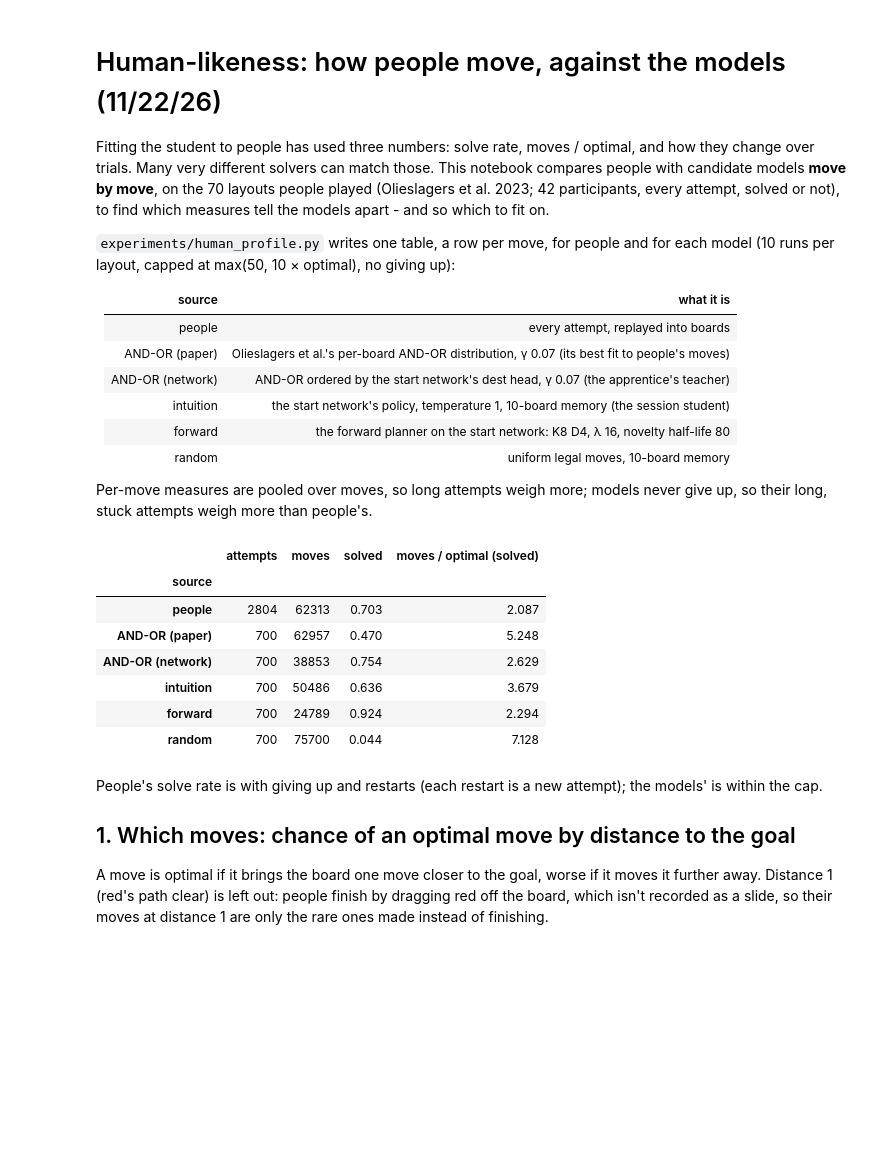
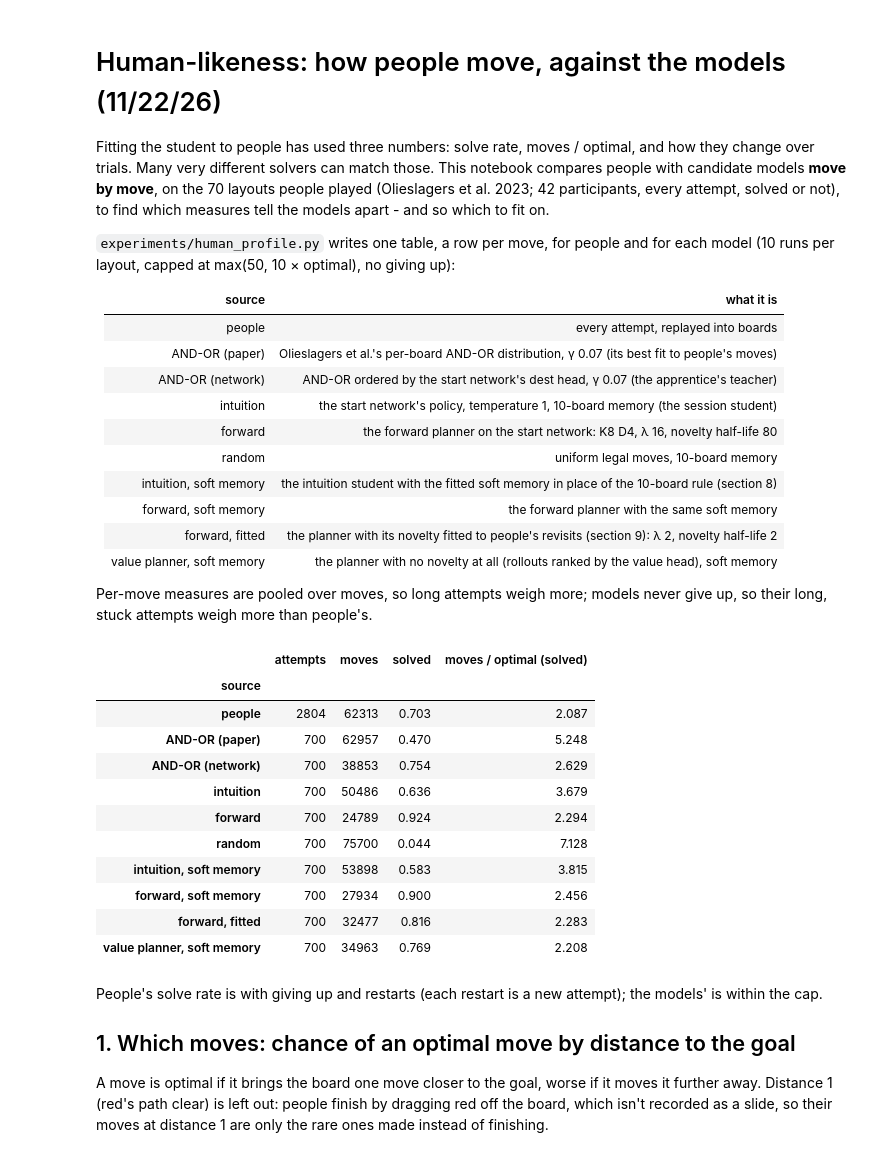
Before and after one commit to Appleseed4k/rush-hour, a Jupyter notebook: notebooks/human_likeness.ipynb, the cells around one changed output. Saved outputs shown, nothing was run; the diff lists cells and outputs as text; code cells hidden in the pictures; blank space fills up the shorter version.

```diff
--- a/notebooks/human_likeness.ipynb
+++ b/notebooks/human_likeness.ipynb
@@ -17,6 +17,10 @@ capped at max(50, 10 × optimal), no giving up):
 | intuition | the start network's policy, temperature 1, 10-board memory (the session student) |
 | forward | the forward planner on the start network: K8 D4, λ 16, novelty half-life 80 |
 | random | uniform legal moves, 10-board memory |
+| intuition, soft memory | the intuition student with the fitted soft memory in place of the 10-board rule (section 8) |
+| forward, soft memory | the forward planner with the same soft memory |
+| forward, fitted | the planner with its novelty fitted to people's revisits (section 9): λ 2, novelty half-life 2 |
+| value planner, soft memory | the planner with no novelty at all (rollouts ranked by the value head), soft memory |
 
 Per-move measures are pooled over moves, so long attempts weigh more; models never give up, so their long, stuck
 attempts weigh more than people's.
@@ -34,7 +38,8 @@ from rushhour import paths
 
 INK, MUTED, RULE, GRID = "#1f1f1d", "#5f5e5a", "#b5b4ad", "#e6e5e0"
 SOURCES = {"people": "#1f1f1d", "AND-OR (paper)": "#2a78d6", "AND-OR (network)": "#08306b", "intuition": "#e6a00d",
-           "forward": "#e6550d", "random": "#b5b4ad"}
+           "forward": "#e6550d", "random": "#b5b4ad", "intuition, soft memory": "#c9a227",
+           "forward, soft memory": "#a63603", "forward, fitted": "#7a0177", "value planner, soft memory": "#41ab5d"}
 ROLES = ["red", "depth 1", "depth 2", "depth 3+", "not in tree", "tree too large"]
 plt.rcParams.update({"font.size": 9, "axes.titlesize": 10, "axes.titlelocation": "left", "figure.dpi": 110,
                      "legend.frameon": False, "legend.fontsize": 8.5})
@@ -43,33 +48,37 @@ plt.rcParams.update({"font.size": 9, "axes.titlesize": 10, "axes.titlelocation":
 def tidy(ax, grid="y"):
     for side in ("top", "right"):
         ax.spines[side].set_visible(False)
     for side in ("left", "bottom"):
         ax.spines[side].set_color(RULE)
     ax.tick_params(colors=MUTED)
     if grid:
         ax.grid(axis=grid, color=GRID, lw=0.8)
     ax.set_axisbelow(True)
 
 
 mv = pd.read_csv(os.path.join(paths.MODELS, "summary", "human_profile", "moves.csv.gz"), dtype={"who": str})
 mv["source"] = pd.Categorical(mv.source, list(SOURCES))
 att = (mv.groupby(["source", "who", "instance", "attempt"], observed=True)
        .agg(moves=("move", "size"), solved=("solved", "first"), optimal=("optimal length", "first"),
             trial=("trial", "first")).reset_index())
 att["ratio"] = att.moves / att.optimal
 overview = att.groupby("source", observed=True).agg(attempts=("moves", "size"), moves=("moves", "sum"),
                                                      solved=("solved", "mean"))
 overview["moves / optimal (solved)"] = att[att.solved].groupby("source", observed=True).ratio.mean()
 overview.round(3)
 # %% [output]
 |  | attempts | moves | solved | moves / optimal (solved) |
 | source |  |  |  |  |
 | people | 2804 | 62313 | 0.703 | 2.087 |
 | AND-OR (paper) | 700 | 62957 | 0.470 | 5.248 |
 | AND-OR (network) | 700 | 38853 | 0.754 | 2.629 |
 | intuition | 700 | 50486 | 0.636 | 3.679 |
 | forward | 700 | 24789 | 0.924 | 2.294 |
 | random | 700 | 75700 | 0.044 | 7.128 |
+| intuition, soft memory | 700 | 53898 | 0.583 | 3.815 |
+| forward, soft memory | 700 | 27934 | 0.900 | 2.456 |
+| forward, fitted | 700 | 32477 | 0.816 | 2.283 |
+| value planner, soft memory | 700 | 34963 | 0.769 | 2.208 |
 # %% [markdown]
 People's solve rate is with giving up and restarts (each restart is a new attempt); the models' is within the cap.
 
```
Also changed, not shown: parts of 13 cells of this notebook, 7 other files.
